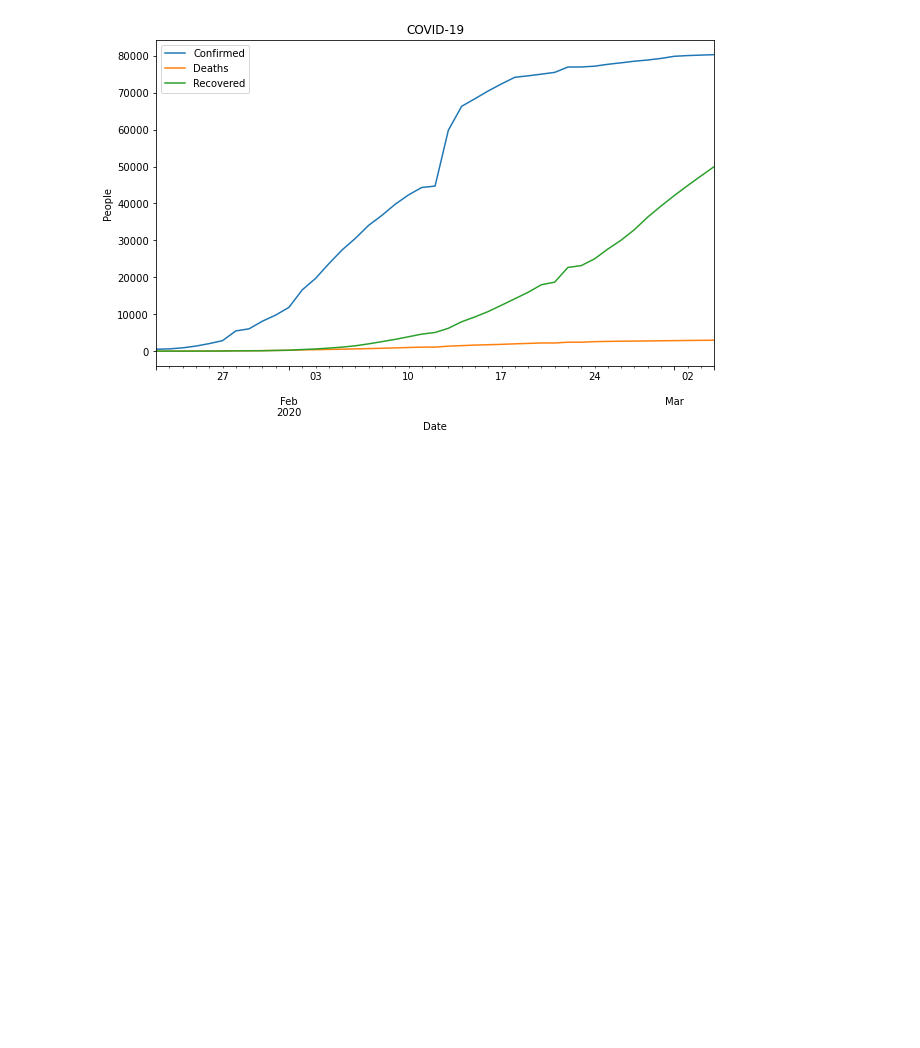
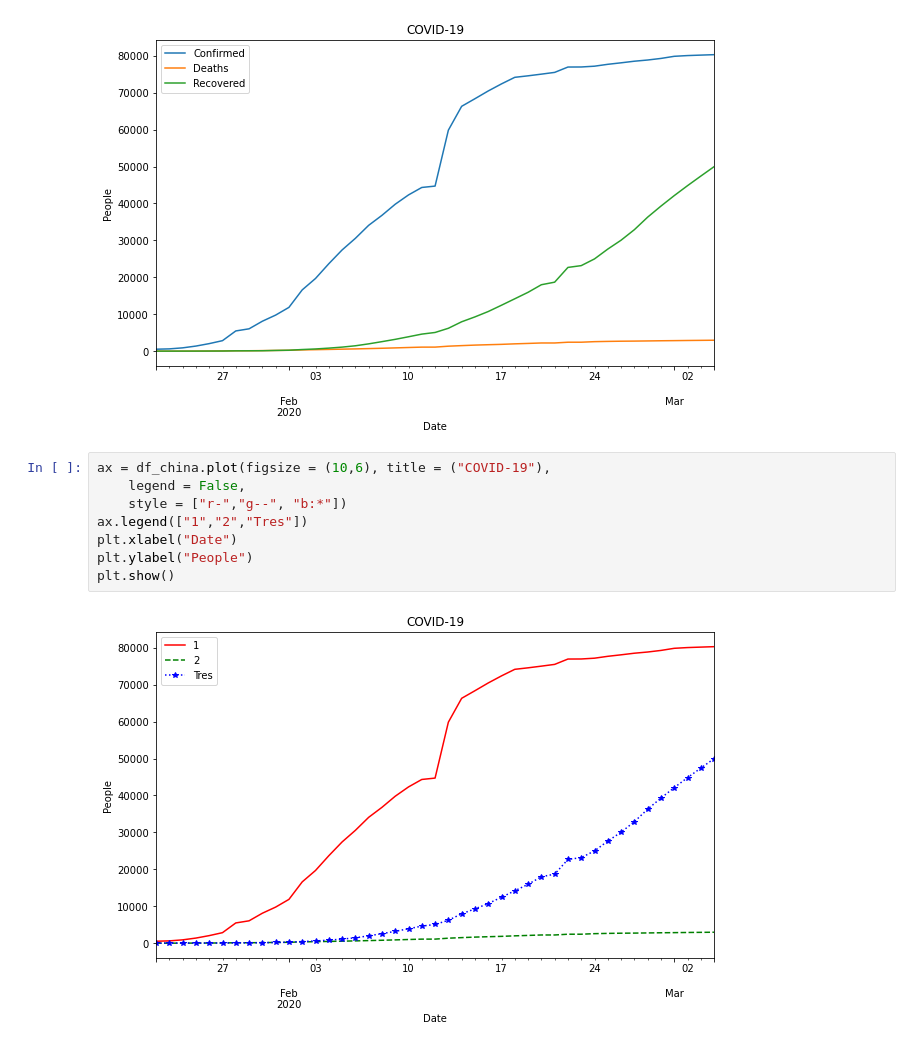
Before and after one commit to cristian-data-science/pythoncode, a Jupyter notebook: TimeSeries.ipynb, the cells around one changed output. Drawn from its saved outputs; the diff is of its cells as text; blank space fills up the shorter version.

```diff
--- a/TimeSeries.ipynb
+++ b/TimeSeries.ipynb
@@ -383,3 +383,13 @@ plt.ylabel("People")
 plt.show()
 # %% [output]
 [figure]
+# %%
+ax = df_china.plot(figsize = (10,6), title = ("COVID-19"),
+    legend = False,
+    style = ["r-","g--", "b:*"])
+ax.legend(["1","2","Tres"])
+plt.xlabel("Date")
+plt.ylabel("People")
+plt.show()
+# %% [output]
+[figure, added]
```
Also changed, not shown: parts of 7 cells of this notebook, 1 other file.
